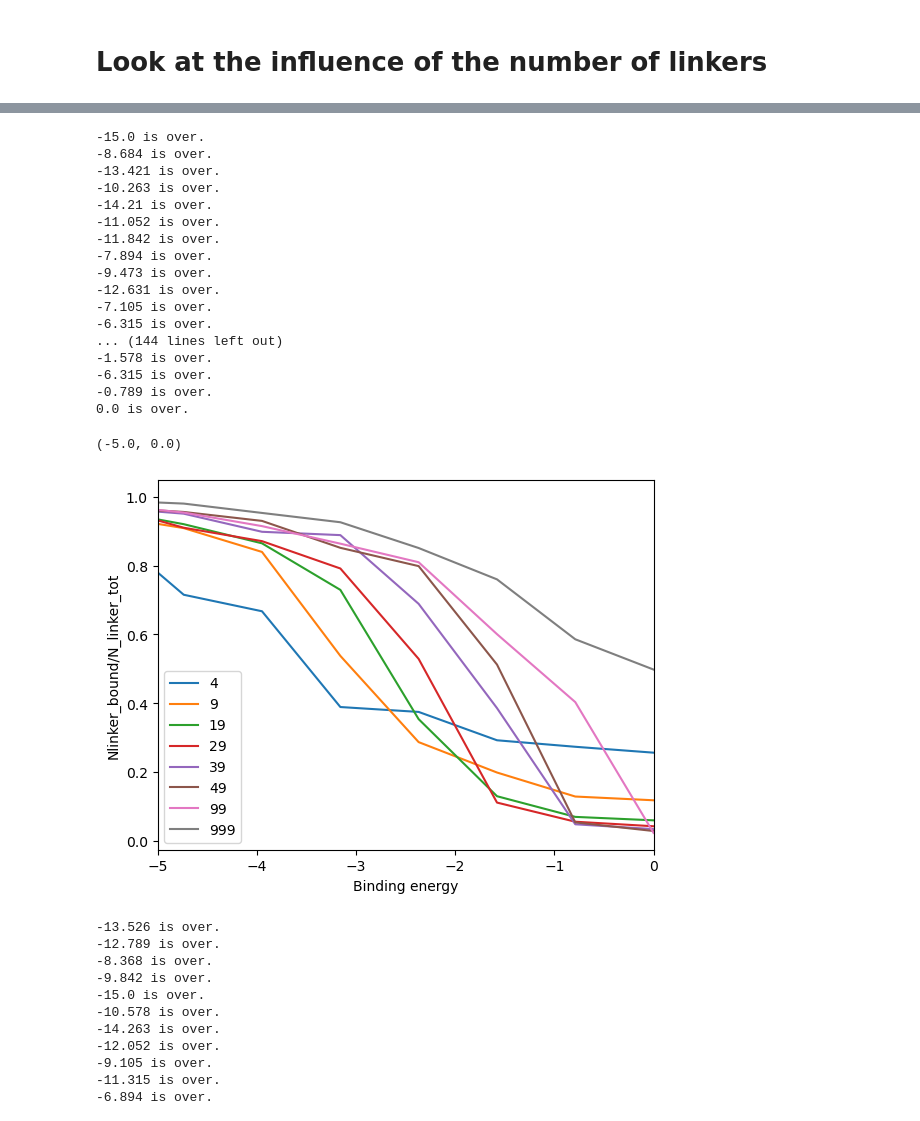
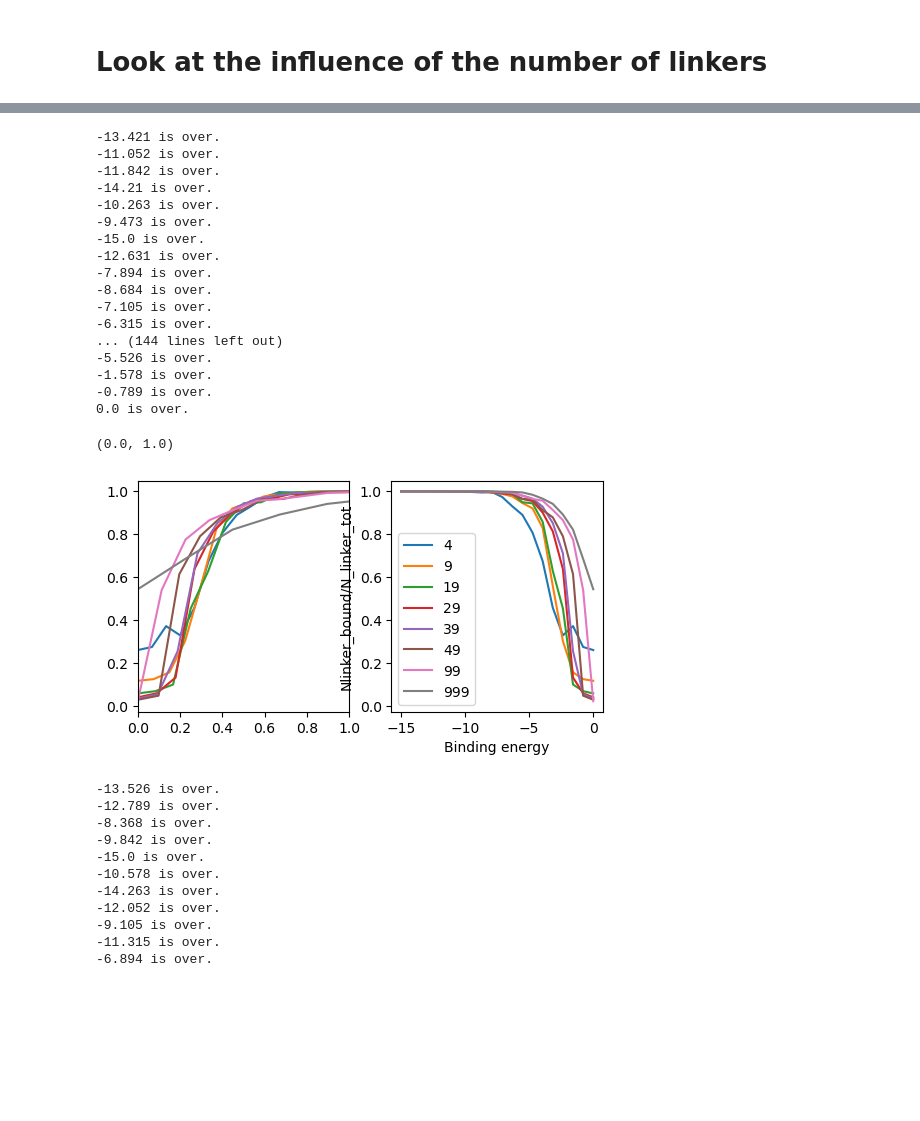
Before and after one commit to cachetdaspirine/Understand_aging_model, a Jupyter notebook: Phase_transition_linker_T/Nlinker/Simulate_with_fixed_number_of_linker.ipynb, the cells around one changed output, grey strips where cells are left out. Cells and saved outputs as stored; diff of their text form; code cells hidden in the pictures; blank space fills up the shorter version.

Commit message:
plot the collapsed phase transition

```diff
--- a/Phase_transition_linker_T/Nlinker/Simulate_with_fixed_number_of_linker.ipynb
+++ b/Phase_transition_linker_T/Nlinker/Simulate_with_fixed_number_of_linker.ipynb
@@ -58,7 +58,7 @@ Npoints = 20
 Nlinker = 10
 ell_tot = 10**4
 V = 2*((ell_tot/6)**1.5/Nlinker**0.5*3/4*np.pi)
-kdiff = 1000/(V) # for 3D
+kdiff = ell_tot/(V) # for 3D
 Energy = np.linspace(-15,0,Npoints)
 seeds = [np.random.randint(0,1000000) for _ in range(Npoints)]
 
@@ -122,34 +122,38 @@ for Nlinkers in [5,10,20,30,40,50,100,1000]:
     Res = Sim.Parallel_Run()
     Linker_E_transition.update({Nlinkers-1:Res})
 # %% [output]
--15.0 is over.
--8.684 is over.
 -13.421 is over.
--10.263 is over.
--14.21 is over.
 -11.052 is over.
 -11.842 is over.
+-14.21 is over.
+-10.263 is over.
+-9.473 is over.
+-15.0 is over.
+-12.631 is over.
 -7.894 is over.
--9.473 is over.
--12.631 is over.
+-8.684 is over.
 -7.105 is over.
 -6.315 is over.
 ... (144 lines left out)
+-5.526 is over.
 -1.578 is over.
--6.315 is over.
 -0.789 is over.
 0.0 is over.
 # %%
+Ec = lambda L,N : -3/2*np.log(L/N* np.pi/3)
+fig, ax = plt.subplots(ncols=2,figsize=(6,3))
 for key,value in Linker_E_transition.items():
-    plt.plot(np.asarray(value)[:,0],np.asarray(value)[:,1]/key,label=key)
+    ax[0].plot(np.asarray(value)[:,0]/Ec(10**4,key),np.asarray(value)[:,1]/key,label=key)
+    ax[1].plot(np.asarray(value)[:,0],np.asarray(value)[:,1]/key,label=key)
 plt.xlabel('Binding energy')
 plt.ylabel('Nlinker_bound/N_linker_tot')
 plt.legend()
-plt.xlim(-5,0)
+ax[0].set_xlim(0,1)
+#plt.xlim(-5,0)
 #plt.savefig('N_linker_E_transition.svg',transparent=True,bbox_inches='tight')
 # %% [output]
-(-5.0, 0.0)
+(0.0, 1.0)
-[figure, old version]
+[figure, new version]
 # %%
 Ell_E_transition = dict()
 gillespie_params.update({'Nlinker':Nlinker})
```
Also changed, not shown: parts of 4 cells of this notebook, 5 other files.
